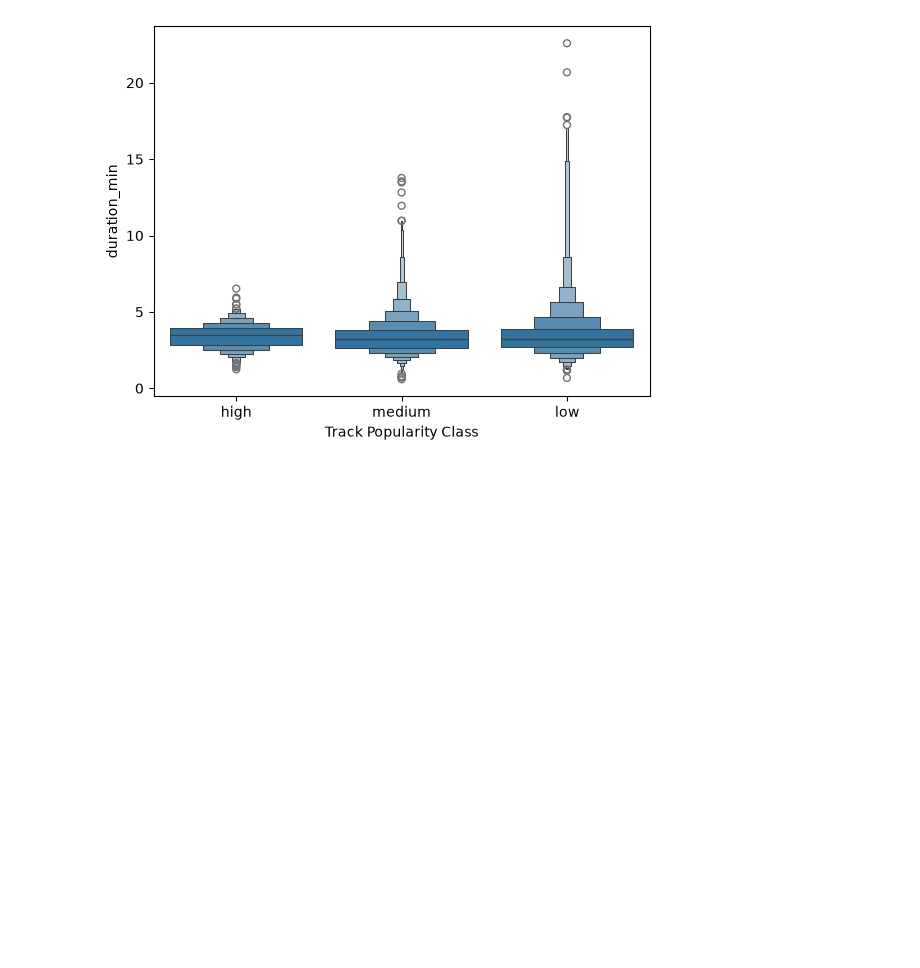
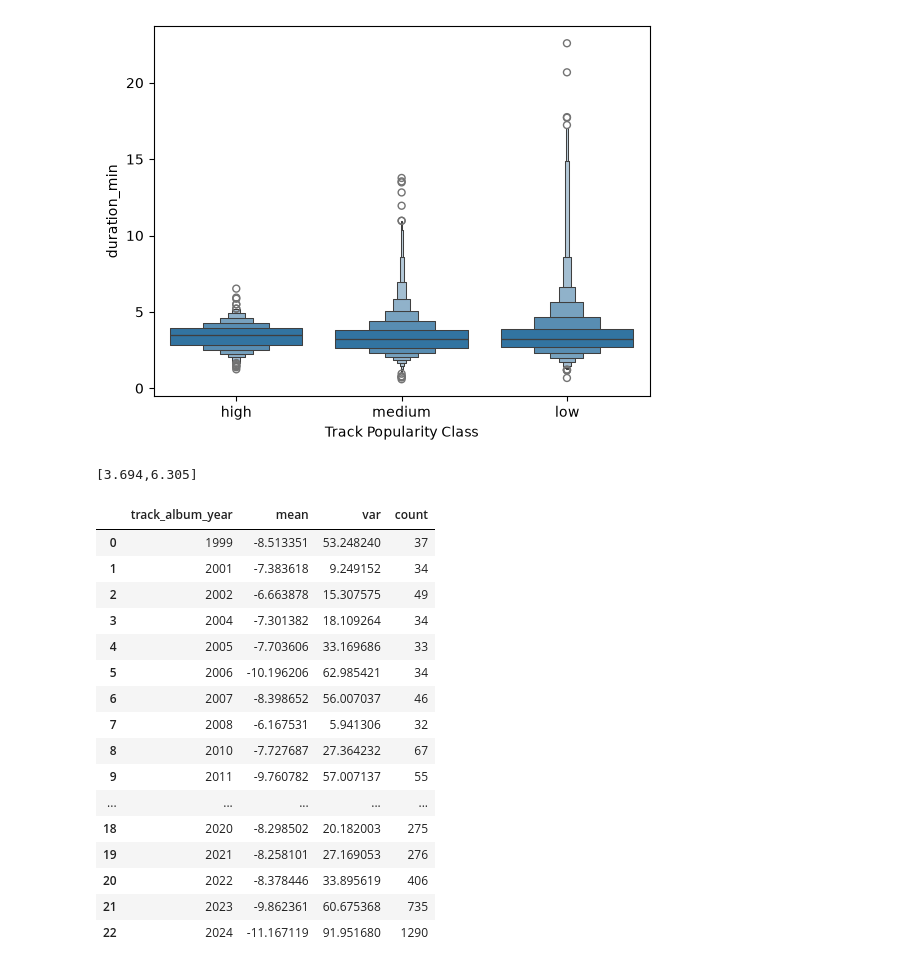
Before and after one commit to tylergarf/CU_STAT5000_Final_Proj, a Jupyter notebook: notebooks/02-eda.ipynb, the cells around one changed output. Drawn from its saved outputs; the diff is of its cells as text; code cells hidden in the pictures; blank space fills up the shorter version.

```diff
--- a/notebooks/02-eda.ipynb
+++ b/notebooks/02-eda.ipynb
@@ -166,3 +168,55 @@ sns.boxenplot(data=spotify_tracks,x='Track Popularity Class',y='duration_min')
 plt.show()
 # %% [output]
 [figure]
+# %%
+spotify_tracks['track_album_year'] = spotify_tracks['track_album_release_date'].dt.year
+yearly_releases = spotify_tracks.groupby(by='track_album_year')['track_album_release_date'].agg(['count']).reset_index()
+yearly_releases = yearly_releases.sort_values(by='count',ascending=False)
+yearly_releases  = yearly_releases.loc[yearly_releases['count'] >= 30]
+years_with_gteq_30_rel = yearly_releases['track_album_year'].to_list()
+# %%
+xbar_2008 = spotify_tracks[spotify_tracks['track_album_year'] == 2008]['loudness'].mean()
+xbar_2024 = spotify_tracks[spotify_tracks['track_album_year'] == 2024]['loudness'].mean()
+
+s2_2008 = spotify_tracks[spotify_tracks['track_album_year'] == 2008]['loudness'].var()
+s2_2024 = spotify_tracks[spotify_tracks['track_album_year'] == 2024]['loudness'].var()
+
+m = spotify_tracks[spotify_tracks['track_album_year'] == 2008].shape[0]
+n = spotify_tracks[spotify_tracks['track_album_year'] == 2024].shape[0]
+
+# 99 % confidence interval
+alpha = 0.01
+zcrit = norm.ppf(1-alpha/2)
+
+means_diff = xbar_2008 - xbar_2024
+se = np.sqrt((s2_2008/m) + (s2_2024/n))
+
+lb = means_diff - (zcrit * se)
+ub = means_diff + (zcrit * se)
+
+print(f"[{lb:.3f},{ub:.3f}]")
+# %% [output]
+[3.694,6.305]
+# %%
+track_loudness_by_year = spotify_tracks[spotify_tracks['track_album_year'].isin(years_with_gteq_30_rel)].groupby(by='track_album_year')['loudness'].agg(['mean','var','count'])
+track_loudness_by_year = track_loudness_by_year.reset_index()
+track_loudness_by_year = track_loudness_by_year.sort_values(by='track_album_year')
+track_loudness_by_year
+# %% [output]
+|  | track_album_year | mean | var | count |
+| 0 | 1999 | -8.513351 | 53.248240 | 37 |
+| 1 | 2001 | -7.383618 | 9.249152 | 34 |
+| 2 | 2002 | -6.663878 | 15.307575 | 49 |
+| 3 | 2004 | -7.301382 | 18.109264 | 34 |
+| 4 | 2005 | -7.703606 | 33.169686 | 33 |
+| 5 | 2006 | -10.196206 | 62.985421 | 34 |
+| 6 | 2007 | -8.398652 | 56.007037 | 46 |
+| 7 | 2008 | -6.167531 | 5.941306 | 32 |
+| 8 | 2010 | -7.727687 | 27.364232 | 67 |
+| 9 | 2011 | -9.760782 | 57.007137 | 55 |
+| ... | ... | ... | ... | ... |
+| 18 | 2020 | -8.298502 | 20.182003 | 275 |
+| 19 | 2021 | -8.258101 | 27.169053 | 276 |
+| 20 | 2022 | -8.378446 | 33.895619 | 406 |
+| 21 | 2023 | -9.862361 | 60.675368 | 735 |
+| 22 | 2024 | -11.167119 | 91.951680 | 1290 |
```
Also changed, not shown: parts of 1 cell of this notebook, 2 other files.
